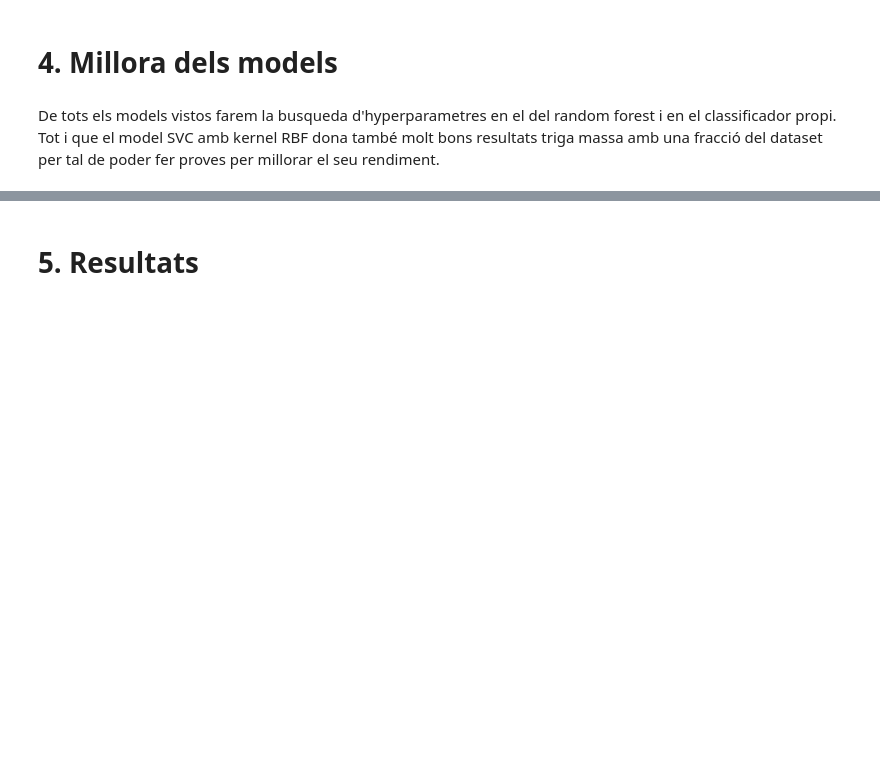
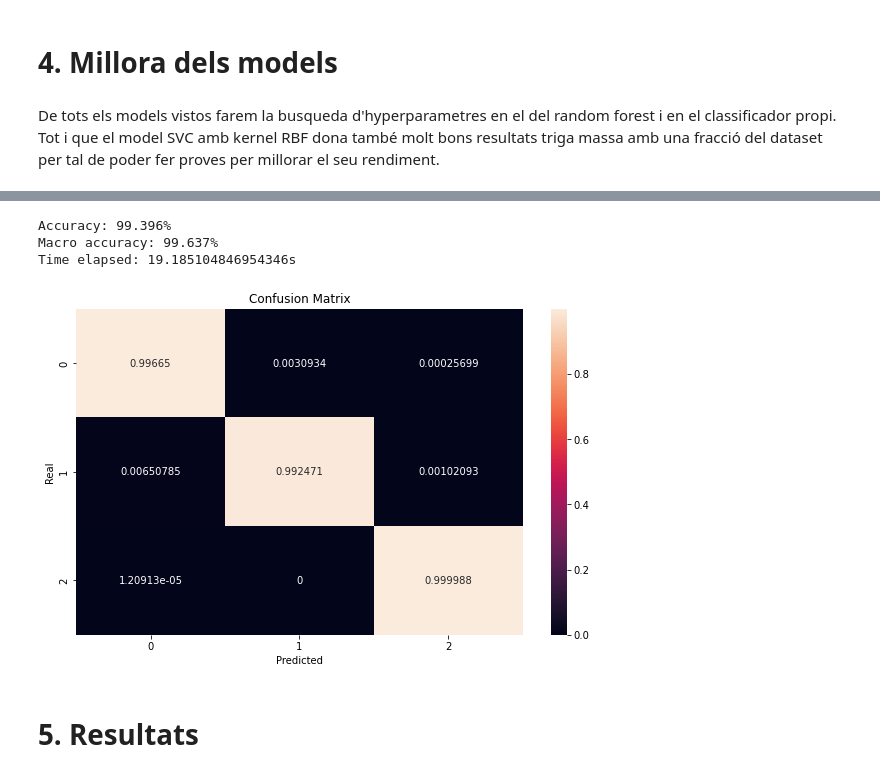
Before and after one commit to Littleote/Analisis_de_contrasenyes, a Jupyter notebook: notebooks/Analisis_de_contasenyes.ipynb, the cells around one changed output, grey strips where cells are left out. Saved outputs shown, nothing was run; the diff lists cells and outputs as text; code cells hidden in the pictures; blank space fills up the shorter version.

```diff
--- a/notebooks/Analisis_de_contasenyes.ipynb
+++ b/notebooks/Analisis_de_contasenyes.ipynb
@@ -1330,31 +1551,36 @@ visualize_confusion_matrix(prediccio, Y_cv, Wt(W_cv, 3))
 # %%
-pipe = Pipeline([('log', LogPipe([0, 1, 2])), ('scaler', StandardScaler()), ('model', CustomClassifier(LogisticRegression, RandomForestClassifier, clf1_C=100, clf2_n_estimators=10, clf2_max_depth=20))])
+pipe = Pipeline([('log', LogPipe([0, 1, 2])), ('scaler', StandardScaler()), ('model', CustomClassifier(LogisticRegression, RandomForestClassifier, clf1_max_iter=1e6, clf1_solver='liblinear', clf1_penalty='l1', clf1_C=10, clf2_n_estimators=20, clf2_criterion='gini', clf2_max_depth=None, clf2_max_features='log2'))])
 
 atribDP = dfDP[atrib34].values
 objDP = dfDP[objP].values
 
 Y_cv, W_cv, prediccio = [], [], []
 
 kf = KFold(n_splits=kFolds)
 init_time = time.time()
 for train_index, test_index in kf.split(objDP):
     x_t, y_t, w_t = make_subset(atribDP[train_index], objDP[train_index])
     x_cv, y_cv, w_cv = make_subset(atribDP[test_index], objDP[test_index])
     pipe.fit(x_t, y_t, model__sample_weight=w_t)
 
     Y_cv.append(y_cv)
     W_cv.append(w_cv)
     prediccio.append(pipe.predict(x_cv))
 elapsed = time.time() - init_time
 
 Y_cv = np.concatenate(Y_cv)
 W_cv = np.concatenate(W_cv)
 prediccio = np.concatenate(prediccio)
 
 print(f'Accuracy: {np.round(100 * sum(Y_cv==prediccio) / len(prediccio), 3)}%')
 print(f'Macro accuracy: {np.round(100 * sum(W_cv * (Y_cv==prediccio)) / len(prediccio), 3)}%')
 print(f'Time elapsed: {elapsed}s')
 visualize_confusion_matrix(prediccio, Y_cv, Wt(W_cv, 3))
+# %% [output]
+Accuracy: 99.396%
+Macro accuracy: 99.637%
+Time elapsed: 19.185104846954346s
+[figure, added]
 # %% [markdown]
 # 5. Resultats
 # %%
```
Also changed, not shown: parts of 47 cells of this notebook, 23 other files.
